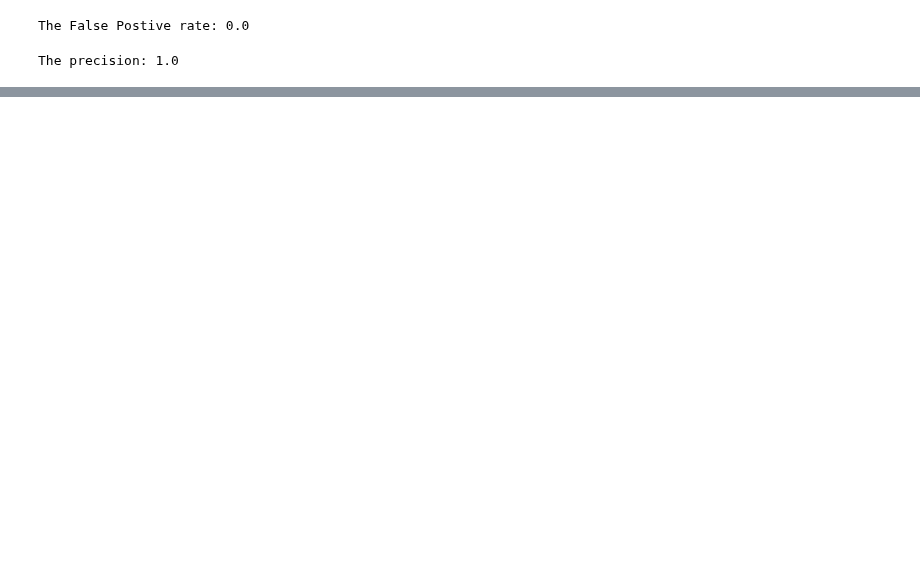
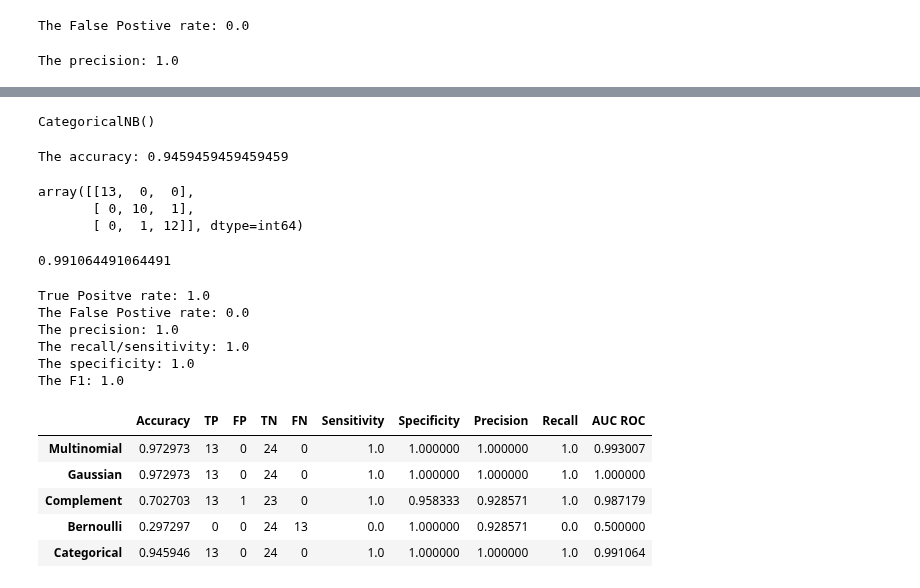
Before and after one commit to Suhail270/DMML, a Jupyter notebook: Labs/iris/iris.ipynb, the cells around one changed output, grey strips where cells are left out. Saved outputs shown, nothing was run; the diff lists cells and outputs as text; code cells hidden in the pictures; blank space fills up the shorter version.

```diff
--- a/Labs/iris/iris.ipynb
+++ b/Labs/iris/iris.ipynb
@@ -297,0 +566,66 @@ The F1: 0.962962962962963
+# %%
+from sklearn.naive_bayes import CategoricalNB
+categoricalClf = CategoricalNB()
+categoricalClf.fit(X_train, y_train)
+# %% [output]
+CategoricalNB()
+# %%
+categoricalPredictions = categoricalClf.predict(X_test)
+categoricalAcc = accuracy_score(y_test, categoricalPredictions)
+print("The accuracy:", categoricalAcc)
+# %% [output]
+The accuracy: 0.9459459459459459
+# %%
+confusion_matrix(y_test, categoricalPredictions,labels=["Iris-setosa","Iris-versicolor","Iris-virginica"])
+# %% [output]
+array([[13,  0,  0],
+       [ 0, 10,  1],
+       [ 0,  1, 12]], dtype=int64)
+# %%
+roc = roc_auc_score(y_true=y_test, y_score=categoricalClf.predict_proba(X_test), multi_class="ovr")
+roc
+# %% [output]
+0.991064491064491
+# %%
+TP=13
+FP=0
+TN=24
+FN=0
+
+TPR=TP/(TP+FN)
+print("True Positve rate:",TPR)
+
+FPR=FP/(FP+TN)
+print("The False Postive rate:",FPR)
+
+presi=TP/(TP+FP)
+print("The precision:",presi)
+
+recall=TP/(TP+FN)
+print("The recall/sensitivity:",recall)
+
+specif=TN/(TN+FP)
+print("The specificity:",specif)
+
+F1= 2*presi*recall/(presi+recall)
+print("The F1:",F1)
+
+lab_5_results.append([categoricalAcc, TP, FP, TN, FN, recall, specif, presi, recall, roc])
+# %% [output]
+True Positve rate: 1.0
+The False Postive rate: 0.0
+The precision: 1.0
+The recall/sensitivity: 1.0
+The specificity: 1.0
+The F1: 1.0
+# %%
+x_axis = ["Multinomial", "Gaussian", "Complement", "Bernoulli", "Categorical"]
+y_axis = ["Accuracy", "TP", "FP", "TN", "FN", "Sensitivity", "Specificity", "Precision", "Recall", "AUC ROC"]
+pd.DataFrame(lab_5_results, x_axis, y_axis)
+# %% [output]
+|  | Accuracy | TP | FP | TN | FN | Sensitivity | Specificity | Precision | Recall | AUC ROC |
+| Multinomial | 0.972973 | 13 | 0 | 24 | 0 | 1.0 | 1.000000 | 1.000000 | 1.0 | 0.993007 |
+| Gaussian | 0.972973 | 13 | 0 | 24 | 0 | 1.0 | 1.000000 | 1.000000 | 1.0 | 1.000000 |
+| Complement | 0.702703 | 13 | 1 | 23 | 0 | 1.0 | 0.958333 | 0.928571 | 1.0 | 0.987179 |
+| Bernoulli | 0.297297 | 0 | 0 | 24 | 13 | 0.0 | 1.000000 | 0.928571 | 0.0 | 0.500000 |
+| Categorical | 0.945946 | 13 | 0 | 24 | 0 | 1.0 | 1.000000 | 1.000000 | 1.0 | 0.991064 |
```
Also changed, not shown: parts of 30 cells of this notebook.
